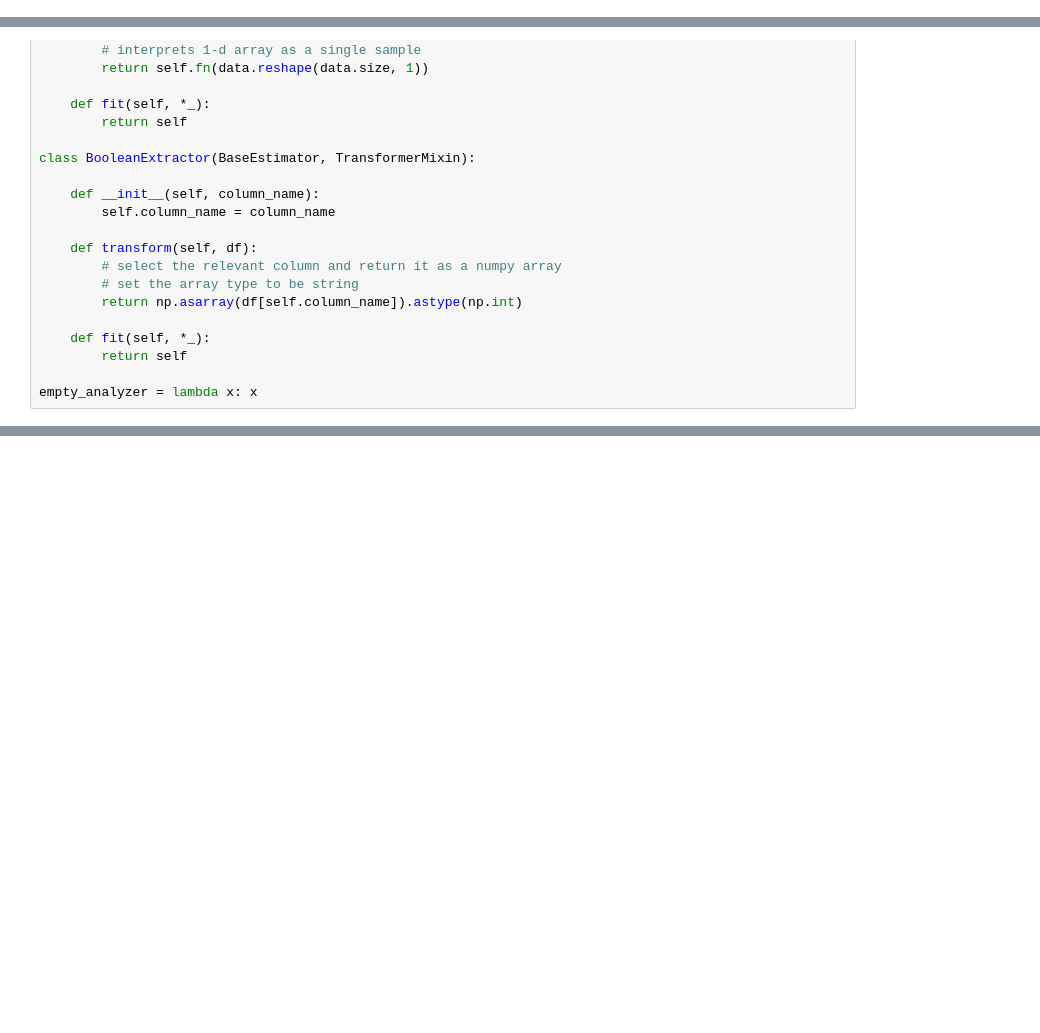
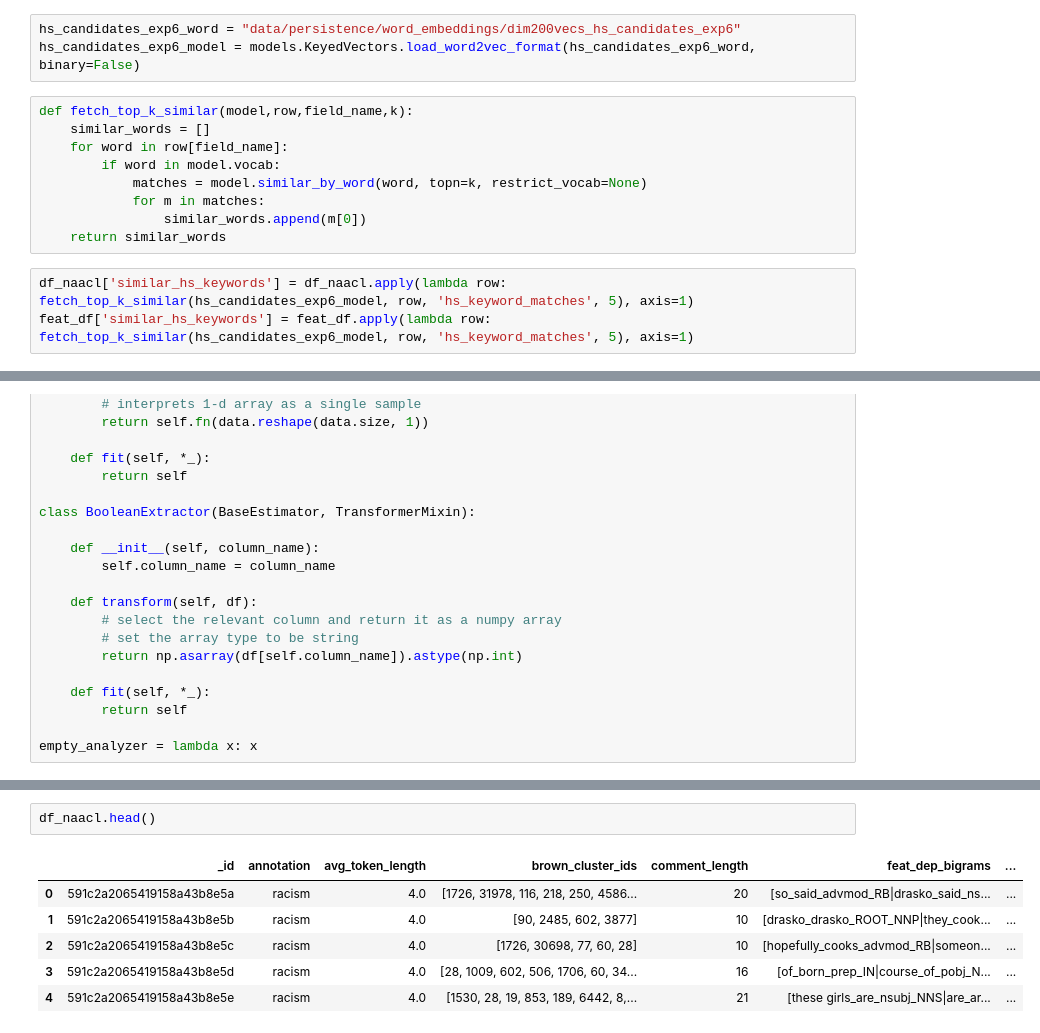
Before and after one commit to JherezTaylor/hatespeech_codewords, a Jupyter notebook: hatespeech_core/classifierModel.ipynb, the cells around one changed output, grey strips where cells are left out. Cells and saved outputs as stored; diff of their text form; blank space fills up the shorter version.

```diff
--- a/hatespeech_core/classifierModel.ipynb
+++ b/hatespeech_core/classifierModel.ipynb
@@ -434 +437,16 @@ not_offensive       0.85      0.97      0.91      2401
+# %%
+hs_candidates_exp6_word = "data/persistence/word_embeddings/dim200vecs_hs_candidates_exp6"
+hs_candidates_exp6_model = models.KeyedVectors.load_word2vec_format(hs_candidates_exp6_word, binary=False)
+# %%
+def fetch_top_k_similar(model,row,field_name,k):
+    similar_words = []
+    for word in row[field_name]:
+        if word in model.vocab:
+            matches = model.similar_by_word(word, topn=k, restrict_vocab=None)
+            for m in matches:
+                similar_words.append(m[0])
+    return similar_words
+# %%
+df_naacl['similar_hs_keywords'] = df_naacl.apply(lambda row: fetch_top_k_similar(hs_candidates_exp6_model, row, 'hs_keyword_matches', 5), axis=1)
+feat_df['similar_hs_keywords'] = feat_df.apply(lambda row: fetch_top_k_similar(hs_candidates_exp6_model, row, 'hs_keyword_matches', 5), axis=1)
 # %% [markdown]
@@ -546,0 +576,9 @@ avg / total       0.84      0.84      0.84      2902
+# %%
+df_naacl.head()
+# %% [output]
+|  | _id | annotation | avg_token_length | brown_cluster_ids | comment_length | feat_dep_bigrams | ... |
+| 0 | 591c2a2065419158a43b8e5a | racism | 4.0 | [1726, 31978, 116, 218, 250, 4586... | 20 | [so_said_advmod_RB|drasko_said_ns... | ... |
+| 1 | 591c2a2065419158a43b8e5b | racism | 4.0 | [90, 2485, 602, 3877] | 10 | [drasko_drasko_ROOT_NNP|they_cook... | ... |
+| 2 | 591c2a2065419158a43b8e5c | racism | 4.0 | [1726, 30698, 77, 60, 28] | 10 | [hopefully_cooks_advmod_RB|someon... | ... |
+| 3 | 591c2a2065419158a43b8e5d | racism | 4.0 | [28, 1009, 602, 506, 1706, 60, 34... | 16 | [of_born_prep_IN|course_of_pobj_N... | ... |
+| 4 | 591c2a2065419158a43b8e5e | racism | 4.0 | [1530, 28, 19, 853, 189, 6442, 8,... | 21 | [these girls_are_nsubj_NNS|are_ar... | ... |
```
Also changed, not shown: parts of 12 cells of this notebook.
